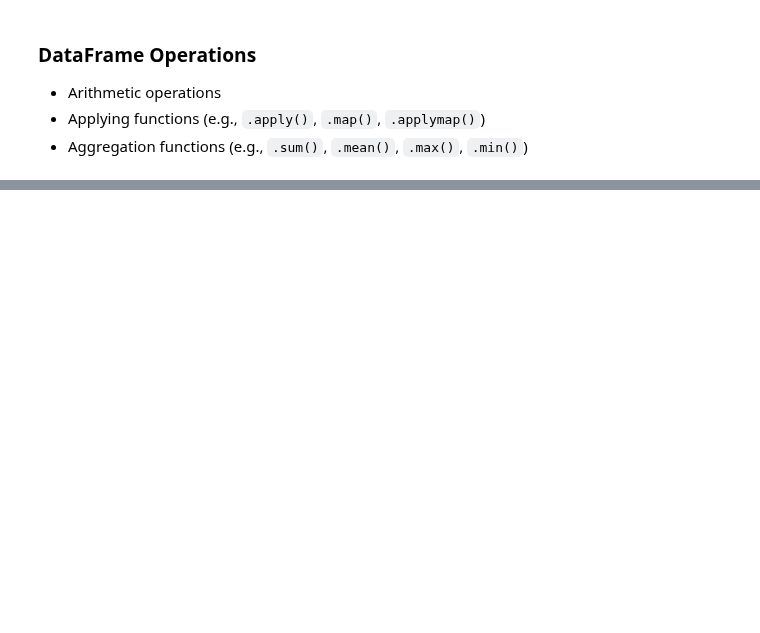
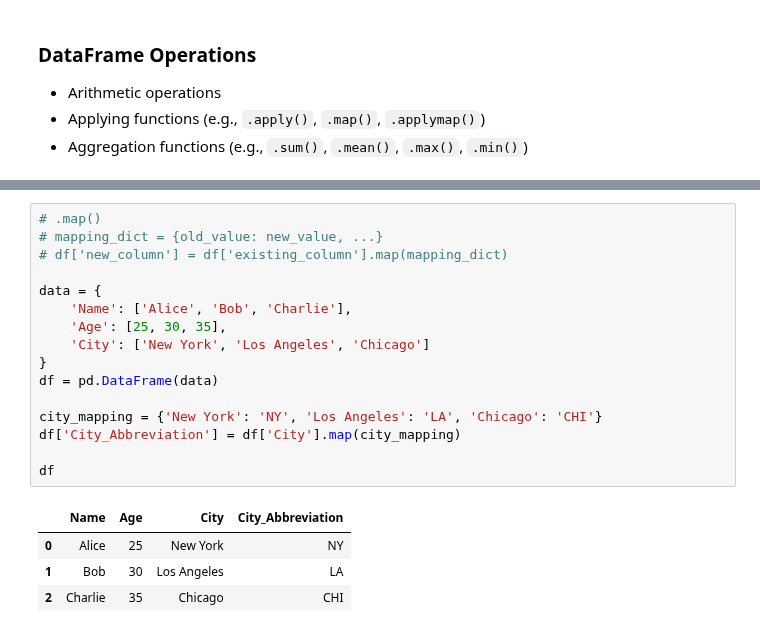
Before and after one commit to tjyana/coding-challenges, a Jupyter notebook: pandas-notebook.ipynb, the cells around one changed output, grey strips where cells are left out. Drawn from its saved outputs; the diff is of its cells as text; blank space fills up the shorter version.

```diff
--- a/pandas-notebook.ipynb
+++ b/pandas-notebook.ipynb
@@ -208 +423,22 @@ df.shape
+# %%
+# .map()
+# mapping_dict = {old_value: new_value, ...}
+# df['new_column'] = df['existing_column'].map(mapping_dict)
+
+data = {
+    'Name': ['Alice', 'Bob', 'Charlie'],
+    'Age': [25, 30, 35],
+    'City': ['New York', 'Los Angeles', 'Chicago']
+}
+df = pd.DataFrame(data)
+
+city_mapping = {'New York': 'NY', 'Los Angeles': 'LA', 'Chicago': 'CHI'}
+df['City_Abbreviation'] = df['City'].map(city_mapping)
+
+df
+# %% [output]
+|  | Name | Age | City | City_Abbreviation |
+| 0 | Alice | 25 | New York | NY |
+| 1 | Bob | 30 | Los Angeles | LA |
+| 2 | Charlie | 35 | Chicago | CHI |
 # %% [markdown]
```
Also changed, not shown: parts of 20 cells of this notebook, 3 other files.
